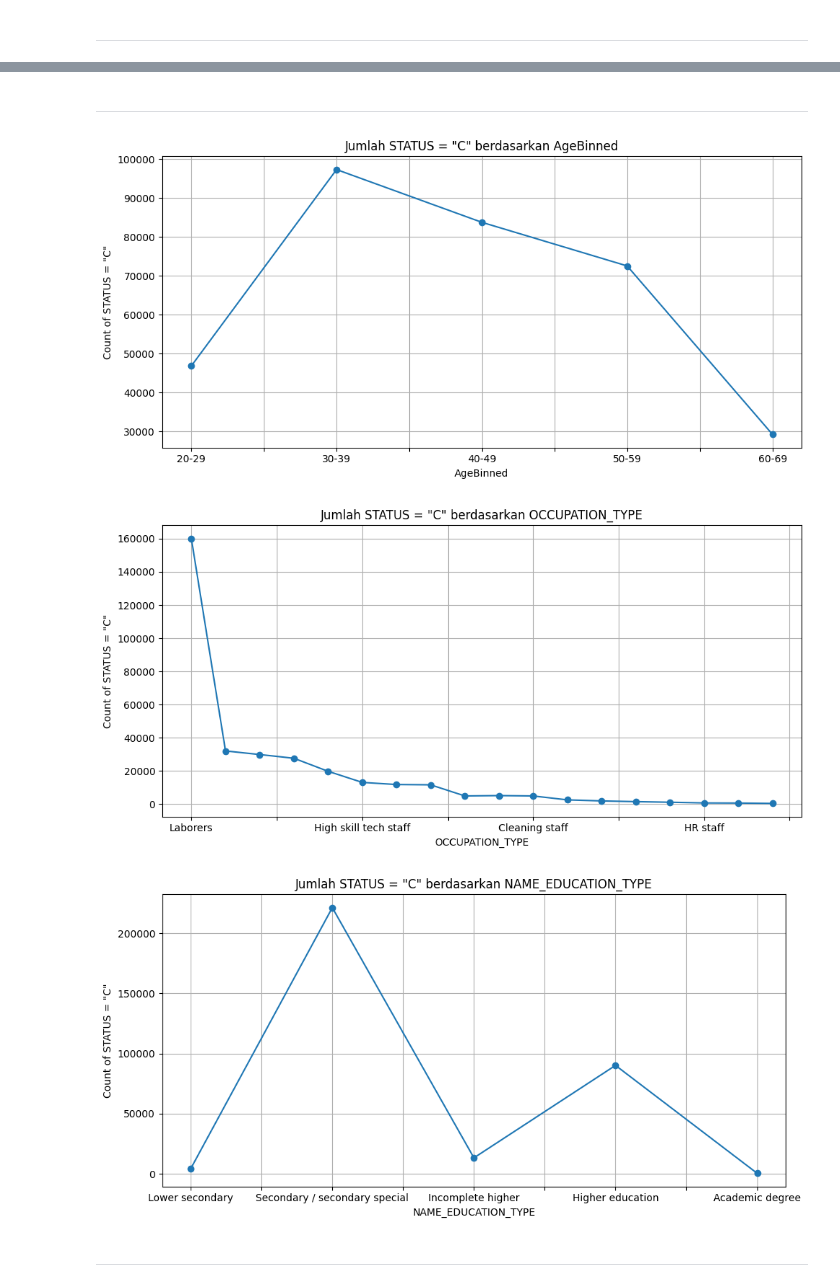
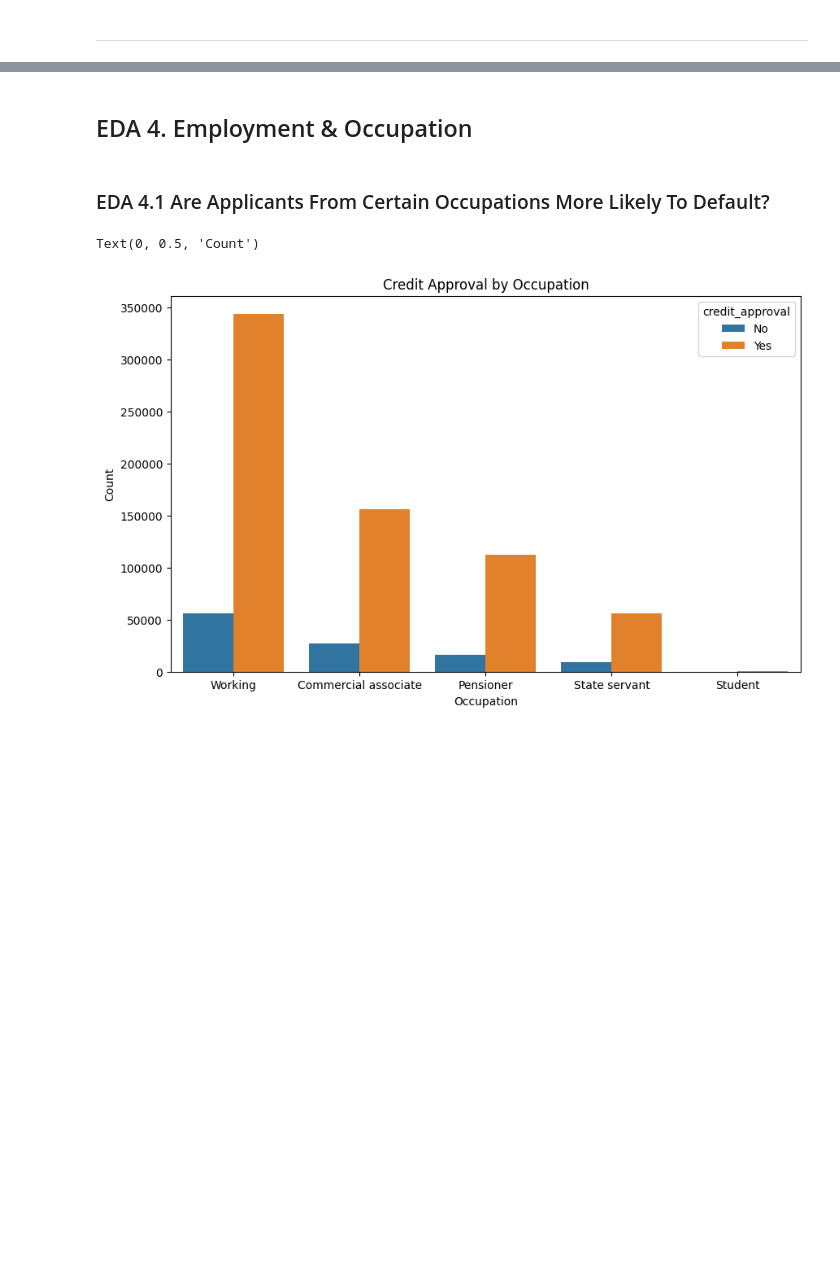
Before and after one commit to yonathanggraiwan/p2-final-project-ftds-028-hck-group-001, a Jupyter notebook: EDA_YA.ipynb, the cells around one changed output, grey strips where cells are left out. Drawn from its saved outputs; the diff is of its cells as text; code cells hidden in the pictures; blank space fills up the shorter version.

```diff
--- a/EDA_YA.ipynb
+++ b/EDA_YA.ipynb
@@ -440,48 +95,13 @@ plt.show()
-# %% [markdown]
-___
-# %%
-# Define AGE bins
-age_bins = [20, 30, 40, 50, 60, 70, 80]
-age_labels = [f"{age_bins[i]}-{age_bins[i+1]-1}" for i in range(len(age_bins)-1)]
-df["AgeBinned"] = pd.cut(df["AGE"], bins=age_bins, labels=age_labels)
-
-# Sort OCCUPATION_TYPE berdasarkan frekuensi
-occupation_order = df['OCCUPATION_TYPE'].value_counts().index.tolist()
-df['OCCUPATION_TYPE'] = pd.Categorical(df['OCCUPATION_TYPE'], categories=occupation_order, ordered=True)
-
-# Sort NAME_EDUCATION_TYPE manual
-education_order = [
-    "Lower secondary",
-    "Secondary / secondary special",
-    "Incomplete higher",
-    "Higher education",
-    "Academic degree"
-]
-df['NAME_EDUCATION_TYPE'] = pd.Categorical(df['NAME_EDUCATION_TYPE'], categories=education_order, ordered=True)
-
-# Filter hanya STATUS == "C"
-df_c = df[df['STATUS'] == "C"]
-
-# Fitur yang ingin dianalisis
-features = ["AgeBinned", "OCCUPATION_TYPE", "NAME_EDUCATION_TYPE"]
-
-# Plot jumlah STATUS == "C" berdasarkan fitur
-for feature in features:
-    df_c.groupby(feature, observed=True)["STATUS"].count().plot(
-        kind="line", marker="o", figsize=(10,5)
-    )
-    plt.title(f'Jumlah STATUS = "C" berdasarkan {feature}')
-    plt.xlabel(feature)
-    plt.ylabel('Count of STATUS = "C"')
-    plt.grid(True)
-    plt.tight_layout()
-    plt.show()
-
-# Hapus bin sementara
-df.drop("AgeBinned", axis=1, inplace=True)
-# %% [output]
-[figure, removed]
-[figure, removed]
-[figure, removed]
-# %% [markdown]
-___
+# %% [markdown]
+## EDA 4. Employment & Occupation
+# %% [markdown]
+### EDA 4.1 Are Applicants From Certain Occupations More Likely To Default?
+# %%
+plt.figure(figsize=(10,6))
+sns.countplot(data=data, x='occupation', hue='credit_approval')
+plt.title('Credit Approval by Occupation')
+plt.xlabel('Occupation')
+plt.ylabel('Count')
+# %% [output]
+Text(0, 0.5, 'Count')
+[figure, added]
```
Also changed, not shown: parts of 85 cells of this notebook.
